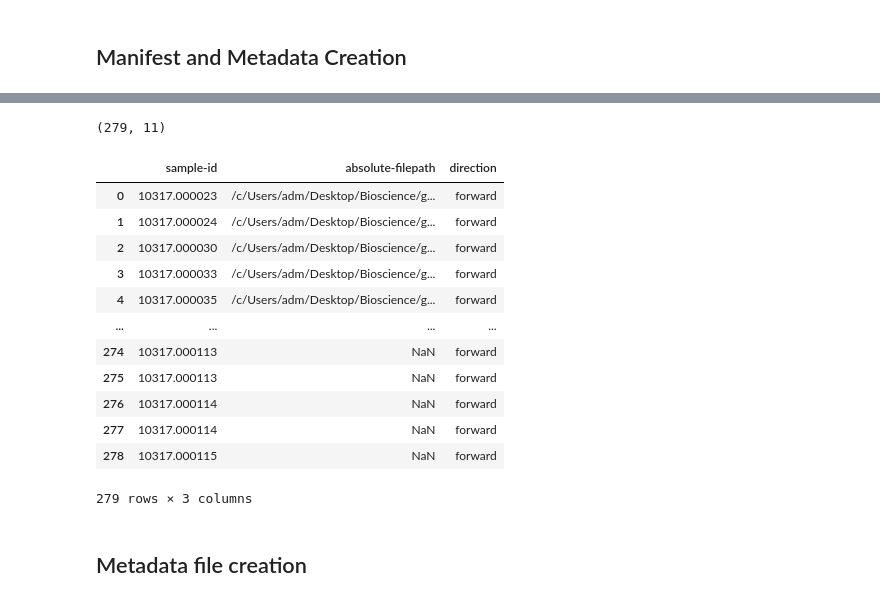
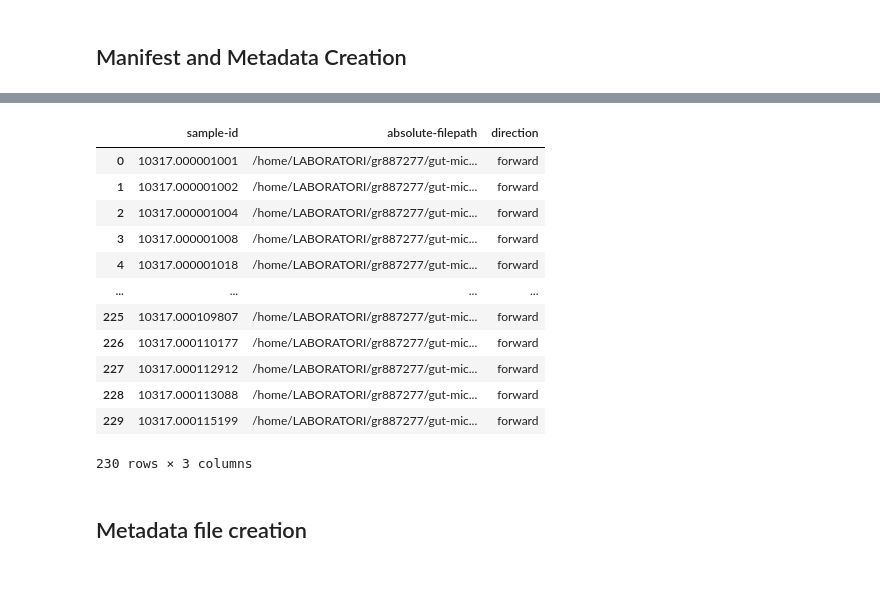
Before and after one commit to grusso98/gut-microbiota-diet, a Jupyter notebook: fastq-analysis.ipynb, the cells around one changed output, grey strips where cells are left out. Cells and saved outputs as stored; diff of their text form; code cells hidden in the pictures.

```diff
--- a/fastq-analysis.ipynb
+++ b/fastq-analysis.ipynb
@@ -72,30 +54,24 @@ Name: fastq_file, Length: 268, dtype: object
 # %%
-manifest['sample-id'] = manifest.sample_name
-
-print(manifest.shape)
-
 # Costruiamo e teniamo solo le colonne che ci servono
-manifest['run_ids'] = ids
-manifest['absolute-filepath'] = '/c/Users/adm/Desktop/Bioscience/gut-microbiota-diet/fastq/goodReads_20/good_20_'+ manifest['run_ids']
+manifest['absolute-filepath'] = '/home/LABORATORI/gr887277/gut-microbiota-diet/good_quality_20'+ data_id['run_ids']
 manifest['direction'] = 'forward'
 
 manifest = manifest[['sample-id', 'absolute-filepath', 'direction']]
 
 # Scriviamo il csv
 manifest.to_csv('fastq_manifest.csv', sep=',', index=False)
 manifest
 # %% [output]
+|  | sample-id | absolute-filepath | direction |
+| 0 | 10317.000001001 | /home/LABORATORI/gr887277/gut-mic... | forward |
+| 1 | 10317.000001002 | /home/LABORATORI/gr887277/gut-mic... | forward |
+| 2 | 10317.000001004 | /home/LABORATORI/gr887277/gut-mic... | forward |
+| 3 | 10317.000001008 | /home/LABORATORI/gr887277/gut-mic... | forward |
+| 4 | 10317.000001018 | /home/LABORATORI/gr887277/gut-mic... | forward |
+| ... | ... | ... | ... |
+| 225 | 10317.000109807 | /home/LABORATORI/gr887277/gut-mic... | forward |
+| 226 | 10317.000110177 | /home/LABORATORI/gr887277/gut-mic... | forward |
+| 227 | 10317.000112912 | /home/LABORATORI/gr887277/gut-mic... | forward |
+| 228 | 10317.000113088 | /home/LABORATORI/gr887277/gut-mic... | forward |
+| 229 | 10317.000115199 | /home/LABORATORI/gr887277/gut-mic... | forward |
-(279, 11)
+230 rows × 3 columns
-|  | sample-id | absolute-filepath | direction |
-| 0 | 10317.000023 | /c/Users/adm/Desktop/Bioscience/g... | forward |
-| 1 | 10317.000024 | /c/Users/adm/Desktop/Bioscience/g... | forward |
-| 2 | 10317.000030 | /c/Users/adm/Desktop/Bioscience/g... | forward |
-| 3 | 10317.000033 | /c/Users/adm/Desktop/Bioscience/g... | forward |
-| 4 | 10317.000035 | /c/Users/adm/Desktop/Bioscience/g... | forward |
-| ... | ... | ... | ... |
-| 274 | 10317.000113 | NaN | forward |
-| 275 | 10317.000113 | NaN | forward |
-| 276 | 10317.000114 | NaN | forward |
-| 277 | 10317.000114 | NaN | forward |
-| 278 | 10317.000115 | NaN | forward |
-279 rows × 3 columns
```
Also changed, not shown: parts of 17 cells of this notebook, 2 other files.
